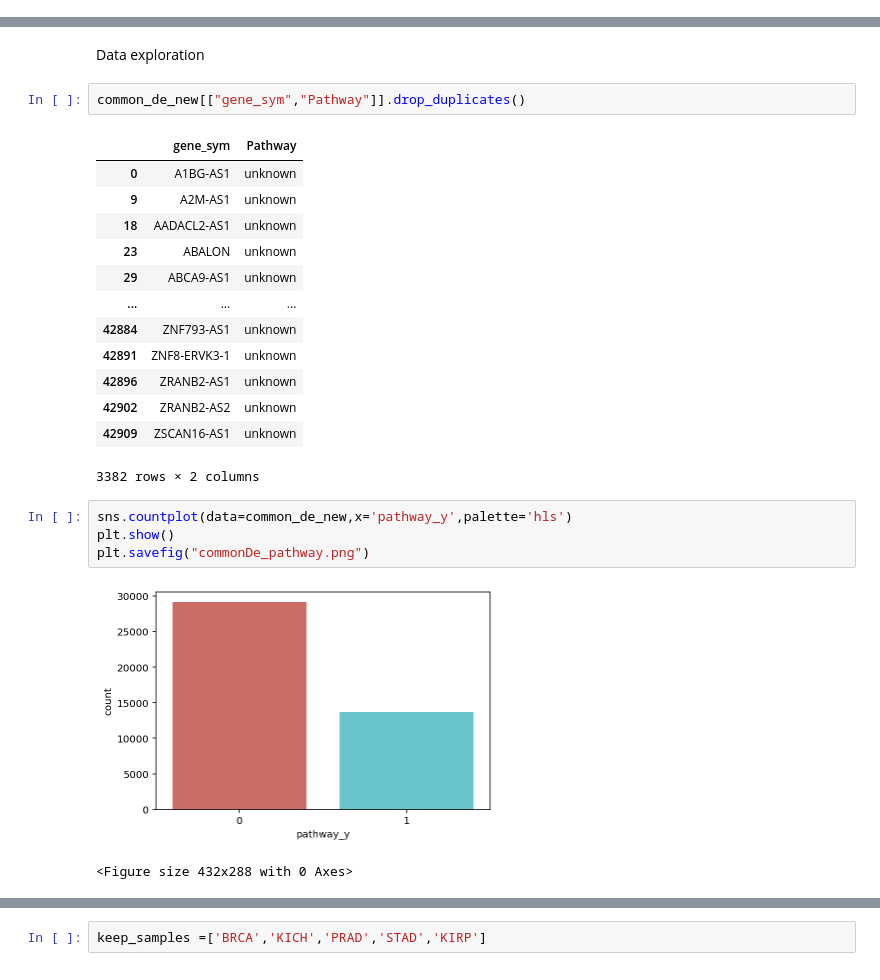
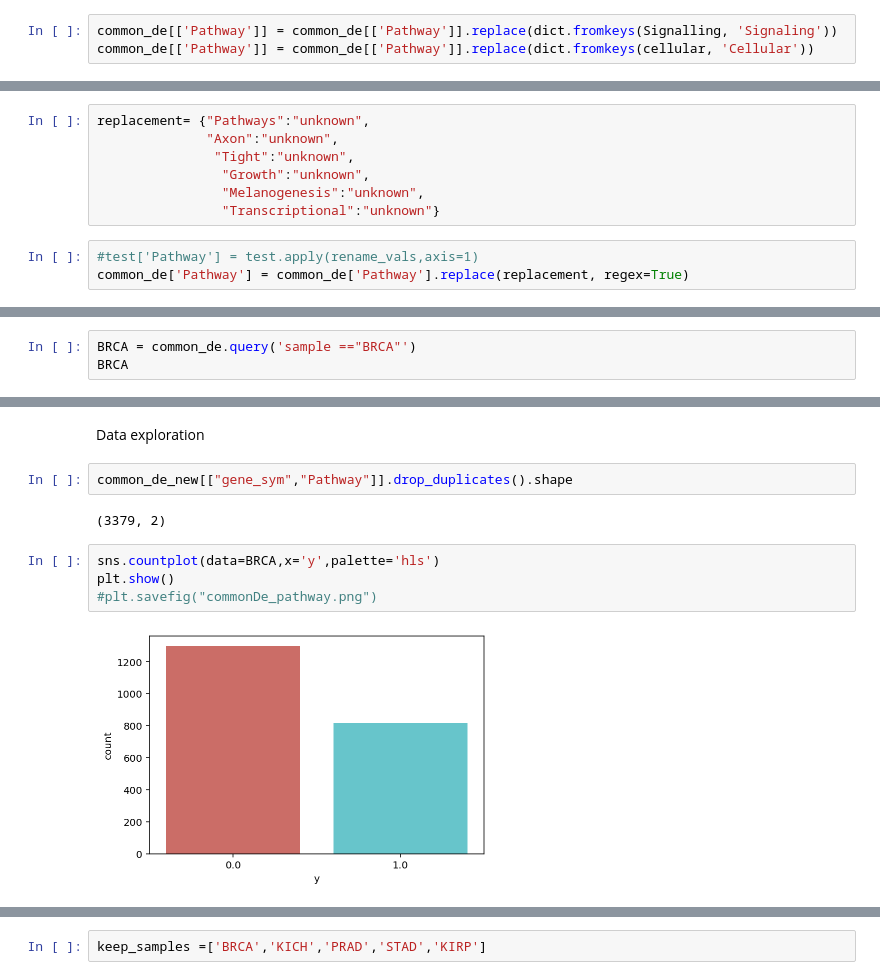
Before and after one commit to ranijames/lnc_func_deep, a Jupyter notebook: python/14.logistic_regression_de_pancancer.ipynb, the cells around one changed output, grey strips where cells are left out. Cells and saved outputs as stored; diff of their text form.

```diff
--- a/python/14.logistic_regression_de_pancancer.ipynb
+++ b/python/14.logistic_regression_de_pancancer.ipynb
@@ -149,0 +429,3 @@ H3K27 = rename_cols(H3K27,"GeneSymbol","gene_sym")
+# %%
+common_de[['Pathway']] = common_de[['Pathway']].replace(dict.fromkeys(Signalling, 'Signaling'))
+common_de[['Pathway']] = common_de[['Pathway']].replace(dict.fromkeys(cellular, 'Cellular'))
@@ -149,0 +448,10 @@ H3K27 = rename_cols(H3K27,"GeneSymbol","gene_sym")
+# %%
+replacement= {"Pathways":"unknown",
+              "Axon":"unknown",
+               "Tight":"unknown",
+                "Growth":"unknown",
+                "Melanogenesis":"unknown",
+                "Transcriptional":"unknown"}
+# %%
+#test['Pathway'] = test.apply(rename_vals,axis=1)
+common_de['Pathway'] = common_de['Pathway'].replace(replacement, regex=True)
@@ -149,0 +471,3 @@ H3K27 = rename_cols(H3K27,"GeneSymbol","gene_sym")
+# %%
+BRCA = common_de.query('sample =="BRCA"')
+BRCA
@@ -200,28 +541,15 @@ common_de_new[num_cols]      = common_de_new[num_cols].apply(pd.to_numeric, erro
 # %% [markdown]
 Data exploration
 # %%
-common_de_new[["gene_sym","Pathway"]].drop_duplicates()
+common_de_new[["gene_sym","Pathway"]].drop_duplicates().shape
 # %% [output]
-|  | gene_sym | Pathway |
-| 0 | A1BG-AS1 | unknown |
-| 9 | A2M-AS1 | unknown |
-| 18 | AADACL2-AS1 | unknown |
-| 23 | ABALON | unknown |
-| 29 | ABCA9-AS1 | unknown |
-| ... | ... | ... |
-| 42884 | ZNF793-AS1 | unknown |
-| 42891 | ZNF8-ERVK3-1 | unknown |
-| 42896 | ZRANB2-AS1 | unknown |
-| 42902 | ZRANB2-AS2 | unknown |
-| 42909 | ZSCAN16-AS1 | unknown |
-3382 rows × 2 columns
+(3379, 2)
 # %%
-sns.countplot(data=common_de_new,x='pathway_y',palette='hls')
+sns.countplot(data=BRCA,x='y',palette='hls')
 plt.show()
-plt.savefig("commonDe_pathway.png")
+#plt.savefig("commonDe_pathway.png")
 # %% [output]
-[figure, old version]
+[figure, new version]
-<Figure size 432x288 with 0 Axes>
 # %%
 common_de_new.groupby('pathway_y').mean()
 common_de_new.groupby('Pathway').mean()
```
Also changed, not shown: parts of 140 cells of this notebook, 17 other files.
